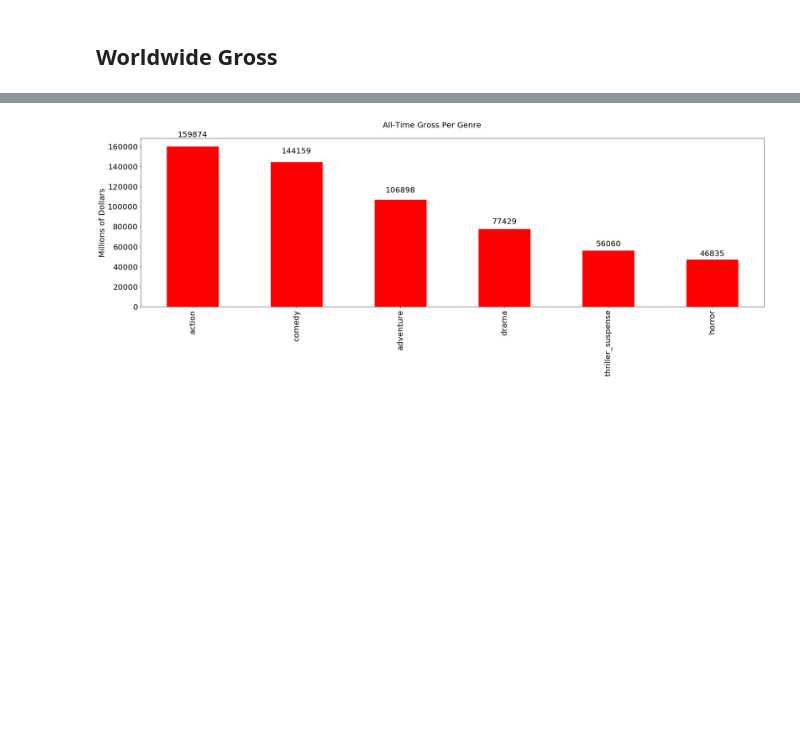
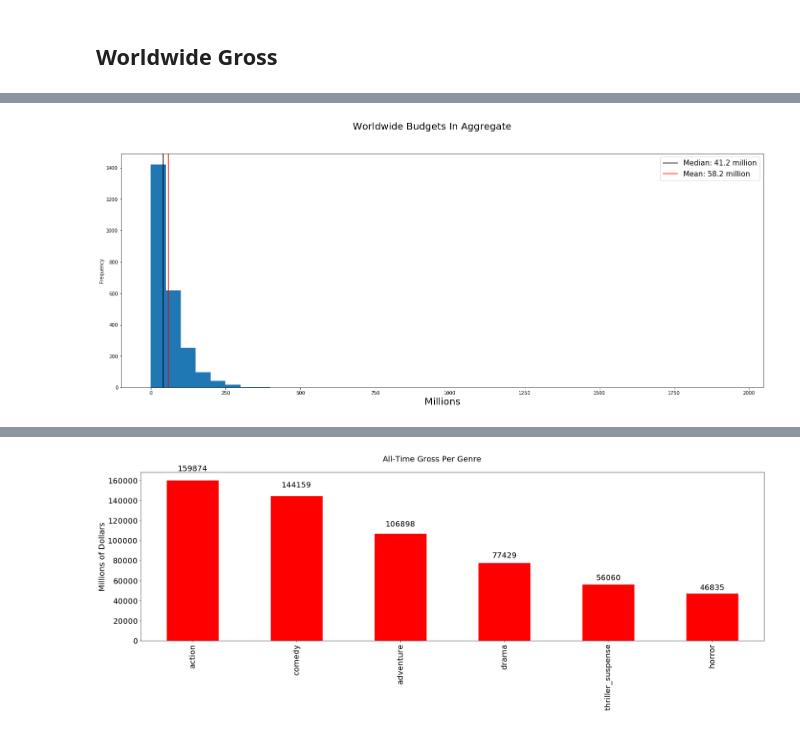
Before and after one commit to contrecc/box_office, a Jupyter notebook: Worldwide.ipynb, the cells around one changed output, grey strips where cells are left out. Saved outputs shown, nothing was run; the diff lists cells and outputs as text; code cells hidden in the pictures; blank space fills up the shorter version.

```diff
--- a/Worldwide.ipynb
+++ b/Worldwide.ipynb
@@ -418,0 +454,11 @@ plt.tight_layout()
+# %%
+figure, axis = plt.subplots(nrows=1, ncols=1, figsize=(24,9))
+figure.suptitle('Worldwide Budgets In Aggregate', fontsize=20)
+
+(data['budget_adj'] / 1000000).plot.hist(range(0, 2000, 50), ax=axis);
+axis.set_xlabel('Millions', fontsize=20);
+axis.axvline(data['budget_adj'].median() / 1000000, color='k')
+axis.axvline(data['budget_adj'].mean() / 1000000, color='r')
+axis.legend(['Median: {:.1f} million'.format(data['budget_adj'].median() / 1000000), 'Mean: {:.1f} million'.format(data['budget_adj'].mean() / 1000000)], fontsize=15);
+# %% [output]
+[figure, added]
```
Also changed, not shown: parts of 74 cells of this notebook.
